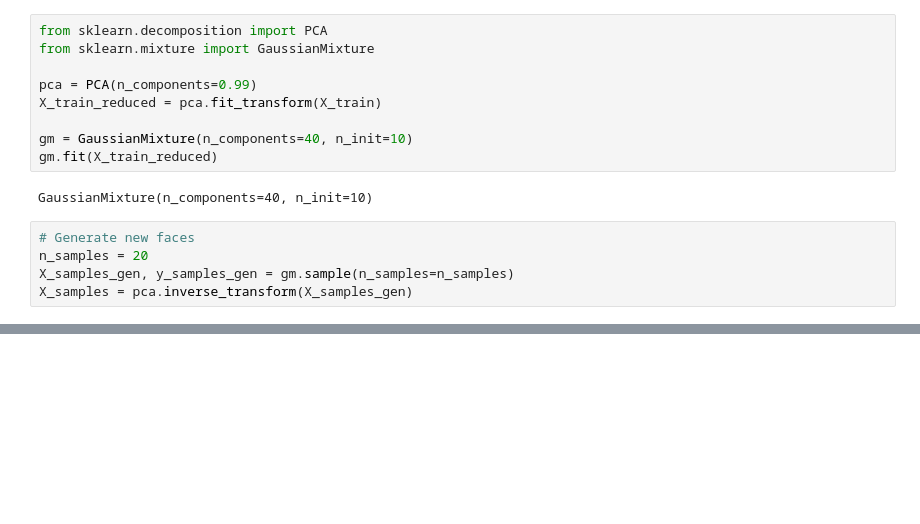
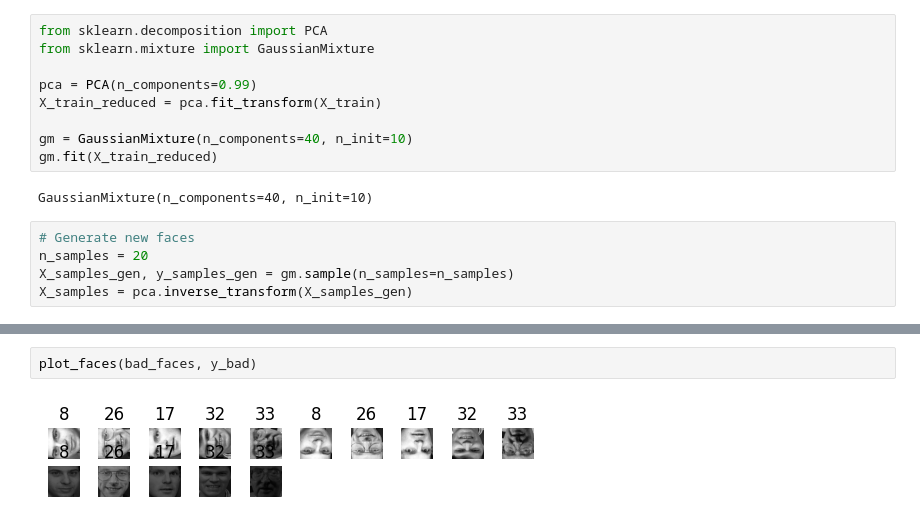
Before and after one commit to juliovr/homl, a Jupyter notebook: 09_unsupervised_learning_techniques.ipynb, the cells around one changed output, grey strips where cells are left out. Saved outputs shown, nothing was run; the diff lists cells and outputs as text; blank space fills up the shorter version.

```diff
--- a/09_unsupervised_learning_techniques.ipynb
+++ b/09_unsupervised_learning_techniques.ipynb
@@ -640,0 +696,4 @@ plot_faces(X_samples, y_samples_gen)
+# %%
+plot_faces(bad_faces, y_bad)
+# %% [output]
+[figure, added]
```
Also changed, not shown: parts of 18 cells of this notebook.
